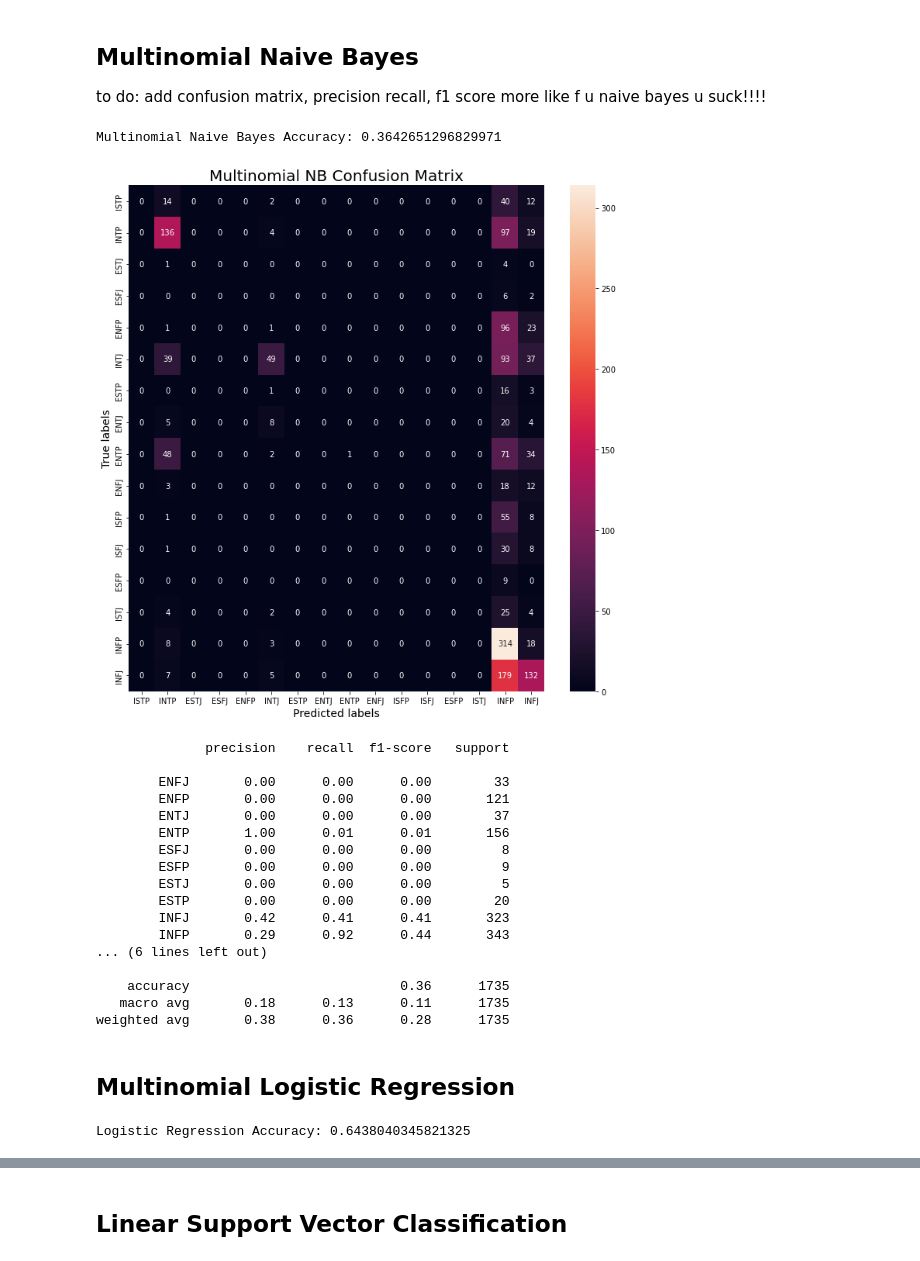
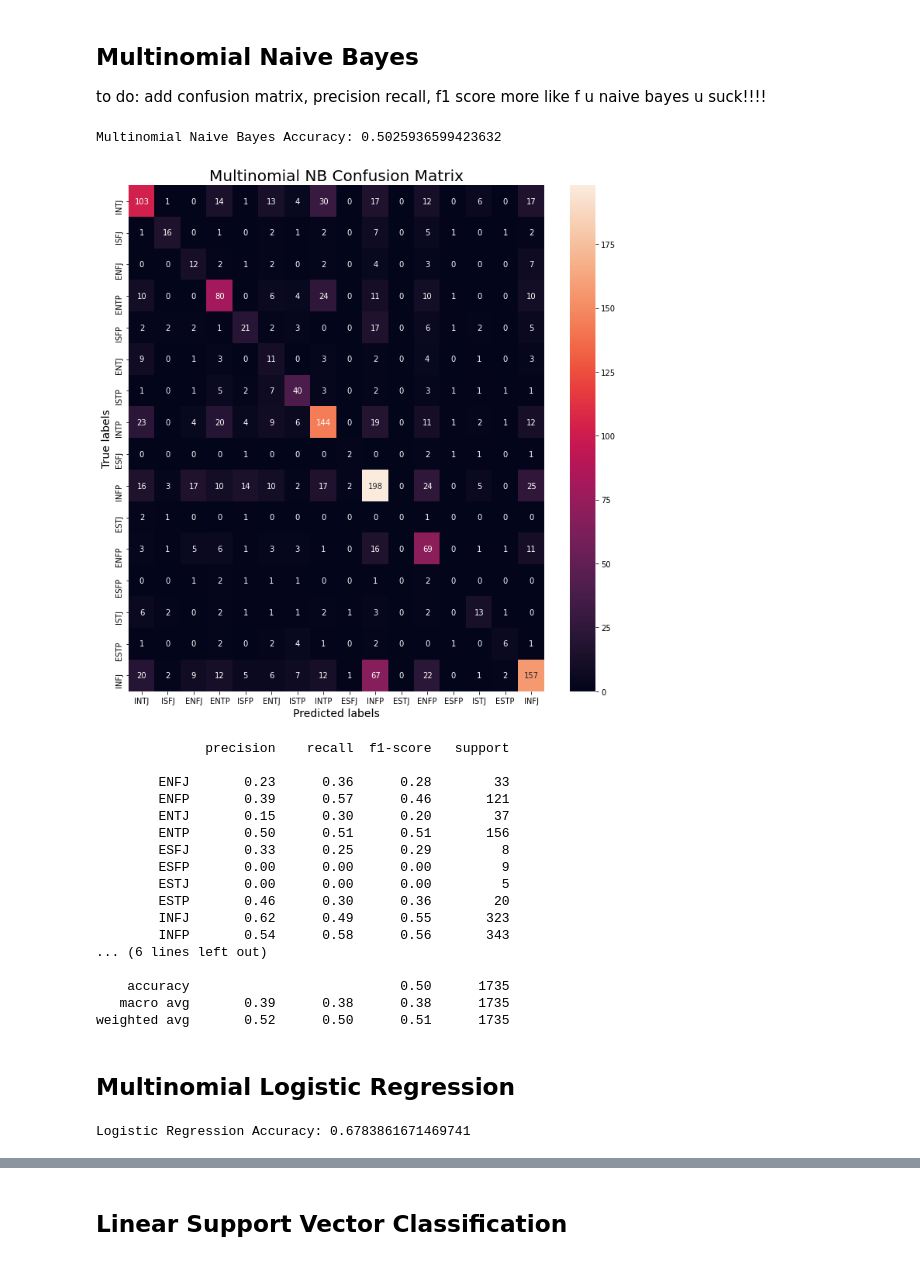
Before and after one commit to jmcmai/cs229-Final-Project, a Jupyter notebook: fit_model.ipynb, the cells around one changed output, grey strips where cells are left out. Cells and saved outputs as stored; diff of their text form; code cells hidden in the pictures.

```diff
--- a/fit_model.ipynb
+++ b/fit_model.ipynb
@@ -21,7 +26,8 @@ test_data = 'data/tfidf_test_data.csv'
 df_train = pd.read_csv(train_data)
 df_test = pd.read_csv(test_data)
 # %%
-y_train, x_train = df_train.iloc[:, 0], df_train.iloc[:, 1:]
+y_imb, x_imb = df_train.iloc[:, 0], df_train.iloc[:, 1:]
+x_train, y_train = SMOTE(random_state=13).fit_resample(x_imb, y_imb)
 y_test, x_test = df_test.iloc[:, 0], df_test.iloc[:, 1:]
 mbti_types = list(set(y_train))
 
@@ -54,25 +60,25 @@ nb_y = nb_model.predict(x_test)
 nb_acc = accuracy_score(nb_y, y_test)
 print("Multinomial Naive Bayes Accuracy:", nb_acc)
 # %% [output]
-Multinomial Naive Bayes Accuracy: 0.3642651296829971
+Multinomial Naive Bayes Accuracy: 0.5025936599423632
 # %%
 # confusion matrix
-nb_conf = confusion_matrix(y_test, nb_y, mbti_types)
+nb_conf = confusion_matrix(y_test, nb_y, labels=mbti_types)
 
 plt.figure(figsize=(12,12))
 ax=plt.subplot()
 sns.heatmap(nb_conf, annot=True, fmt='g', ax=ax);  #annot=True to annotate cells, ftm='g' to disable scientific notation
 
 # labels, title and ticks
 ax.set_xlabel('Predicted labels', fontsize=14)
 ax.set_ylabel('True labels', fontsize=14)
 ax.set_title('Multinomial NB Confusion Matrix', fontsize=20)
 ax.xaxis.set_ticklabels(mbti_types, fontsize=10)
 ax.yaxis.set_ticklabels(mbti_types, fontsize=10)
 
 plt.savefig('figures/NB_confmat.jpg')
 # %% [output]
-[figure, old version]
+[figure, new version]
 # %%
 # Precision recall
 metrics = classification_report(y_test, nb_y)
@@ -80,21 +86,21 @@ print(metrics)
 # %% [output]
               precision    recall  f1-score   support
 
-        ENFJ       0.00      0.00      0.00        33
-        ENFP       0.00      0.00      0.00       121
-        ENTJ       0.00      0.00      0.00        37
-        ENTP       1.00      0.01      0.01       156
-        ESFJ       0.00      0.00      0.00         8
+        ENFJ       0.23      0.36      0.28        33
+        ENFP       0.39      0.57      0.46       121
+        ENTJ       0.15      0.30      0.20        37
+        ENTP       0.50      0.51      0.51       156
+        ESFJ       0.33      0.25      0.29         8
         ESFP       0.00      0.00      0.00         9
         ESTJ       0.00      0.00      0.00         5
-        ESTP       0.00      0.00      0.00        20
-        INFJ       0.42      0.41      0.41       323
-        INFP       0.29      0.92      0.44       343
+        ESTP       0.46      0.30      0.36        20
+        INFJ       0.62      0.49      0.55       323
+        INFP       0.54      0.58      0.56       343
 ... (6 lines left out)
 
-    accuracy                           0.36      1735
-   macro avg       0.18      0.13      0.11      1735
-weighted avg       0.38      0.36      0.28      1735
+    accuracy                           0.50      1735
+   macro avg       0.39      0.38      0.38      1735
+weighted avg       0.52      0.50      0.51      1735
 # %% [markdown]
 ## Multinomial Logistic Regression
 # %%
@@ -103,6 +109,6 @@ logreg_y = logreg_model.predict(x_test)
 logreg_acc = accuracy_score(logreg_y, y_test)
 print("Logistic Regression Accuracy:", logreg_acc)
 # %% [output]
-Logistic Regression Accuracy: 0.6438040345821325
+Logistic Regression Accuracy: 0.6783861671469741
 # %%
 # confusion matrix
```
Also changed, not shown: parts of 7 cells of this notebook, 11 other files.
